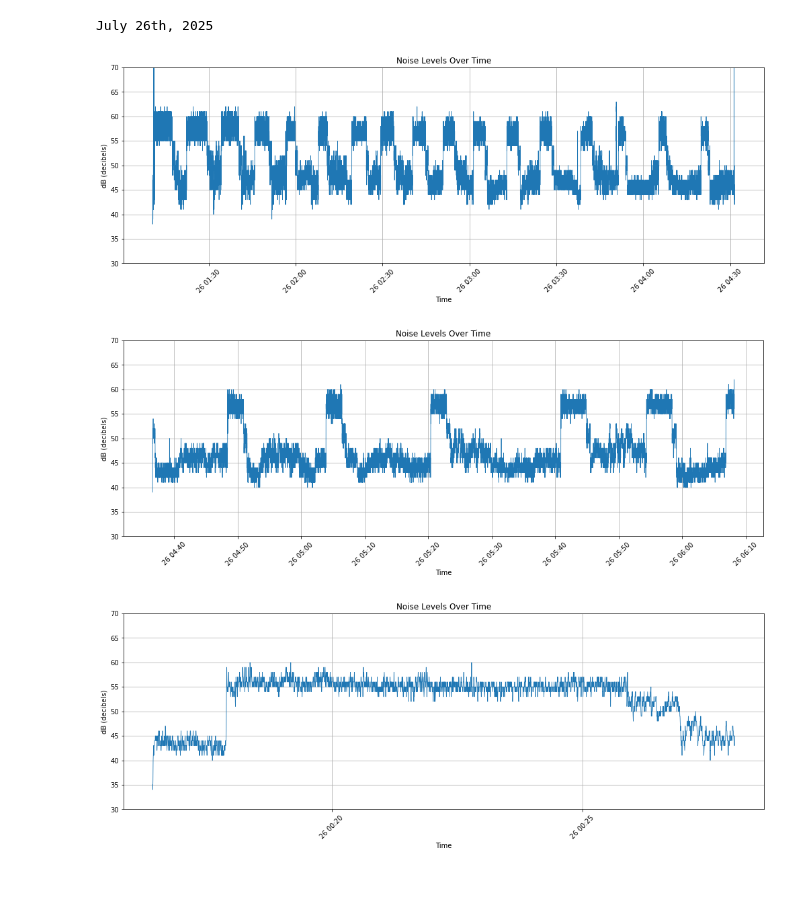
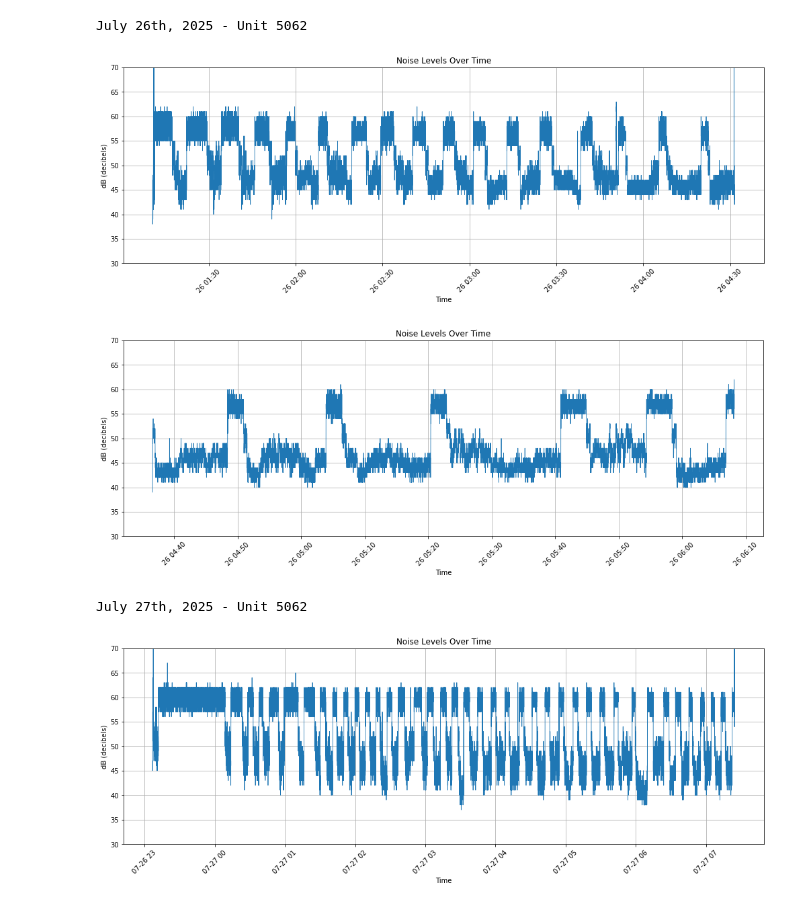
Before and after one commit to EnricoBorriello/Noise-Measurements, a Jupyter notebook: plots.ipynb, the cells around one changed output. Drawn from its saved outputs; the diff is of its cells as text; code cells hidden in the pictures.

```diff
--- a/plots.ipynb
+++ b/plots.ipynb
@@ -5,5 +9,5 @@ from datetime import datetime, timedelta
 # %%
-def plot_noise_from_file(filename):
+def plot_noise_from_file(filename, title = "Noise Levels Over Time"):
     # Load JSON data from file
     with open(filename, 'r') as f:
         raw_data = json.load(f)
@@ -29,7 +33,7 @@ def plot_noise_from_file(filename):
     # Plotting
     plt.figure(figsize=(14, 5))
     plt.plot(timestamps, samples, linewidth=0.8)
-    plt.title("Noise Levels Over Time")
+    plt.title(title)
     plt.xlabel("Time")
     plt.ylabel("dB (decibels)")
     plt.ylim(30,70)
@@ -40,10 +69,12 @@ def plot_noise_from_file(filename):
 # %%
-print('\nJuly 26th, 2025')
-plot_noise_from_file('history1.json')
-plot_noise_from_file('history0.json')
-plot_noise_from_file('history2.json')
+print('\nJuly 26th, 2025 - Unit 5062')
+plot_noise_from_file('data/unit5062_2025_July_26th_night_pt1.json')
+plot_noise_from_file('data/unit5062_2025_July_26th_night_pt2.json')
+print('\nJuly 27th, 2025 - Unit 5062')
+plot_noise_from_file('data/unit5062_2025_July_27th_night.json')
 # %% [output]
-July 26th, 2025
+July 26th, 2025 - Unit 5062
 [figure]
 [figure]
+July 27th, 2025 - Unit 5062
-[figure, old version]
+[figure, new version]
```
Also changed, not shown: parts of 3 cells of this notebook, 4 other files.
